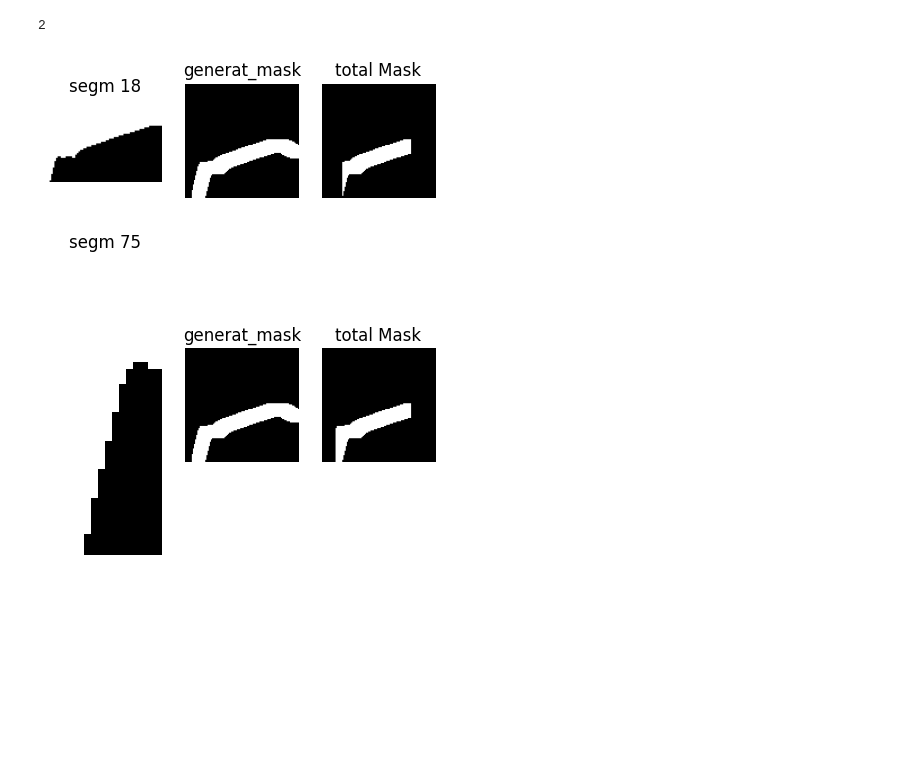
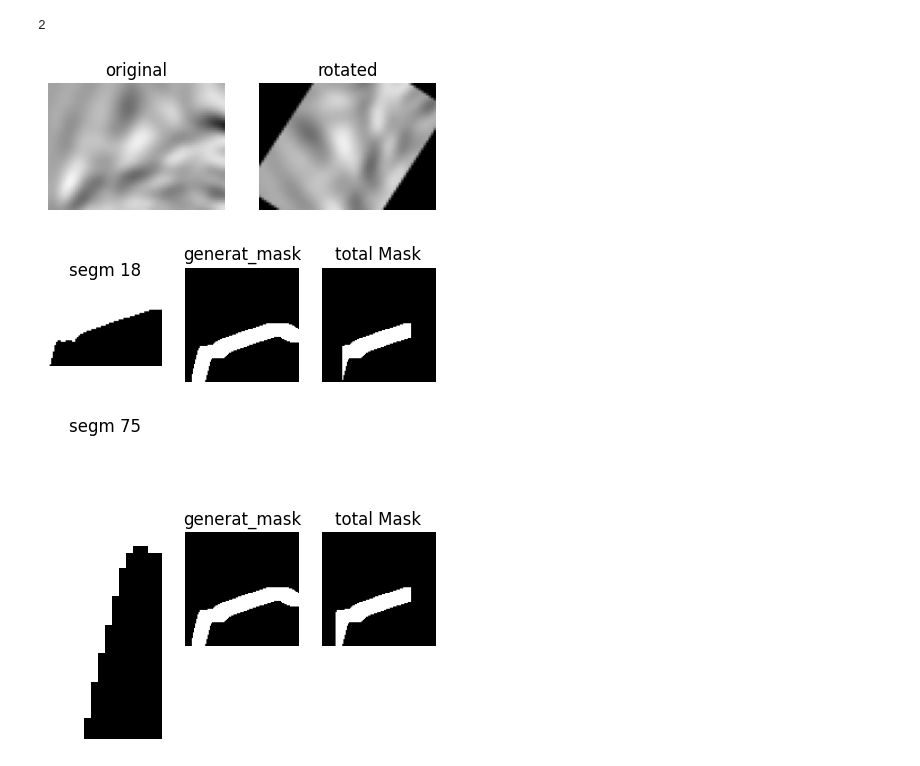
Before and after one commit to lucterres/textureSSD, a Jupyter notebook: suport/testSynthesis.ipynb, the cells around one changed output. Drawn from its saved outputs; the diff is of its cells as text; code cells hidden in the pictures; blank space fills up the shorter version.

```diff
--- a/suport/testSynthesis.ipynb
+++ b/suport/testSynthesis.ipynb
@@ -23,6 +23,13 @@ pm.dispPatchesClass(patches)
 print(len(patches))
 # %% [output]
 2
+# %%
+# Carrega a imagem
+original = patches[0].image
+rotated = pm.rotateImage(original, 57)
+pm.showImages( [original, rotated],['original','rotated'])
+# %% [output]
+[figure, added]
 # %%
 dilated_edge, zone0, zone1, fullmask = pm.create_Masks(mask)
 generat_mask = dilated_edge
```
Also changed, not shown: parts of 1 cell of this notebook, 1 other file.
